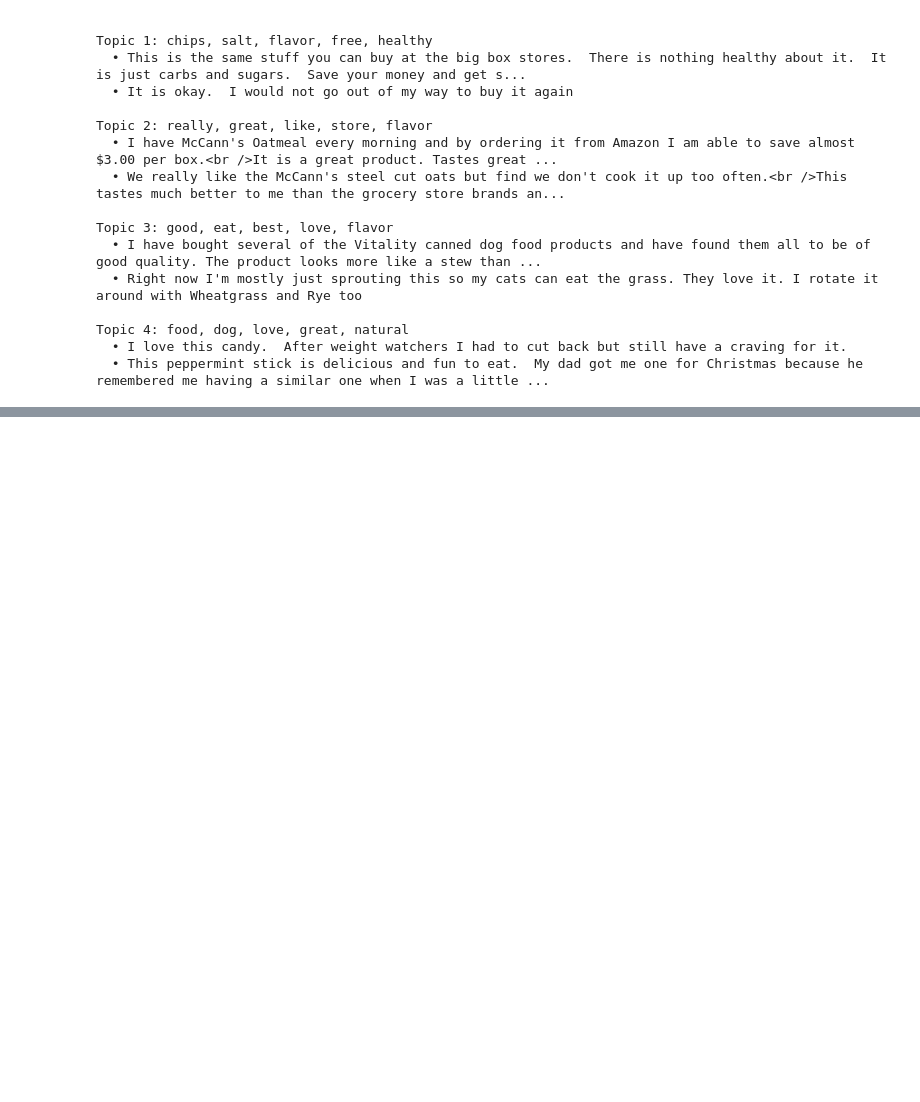
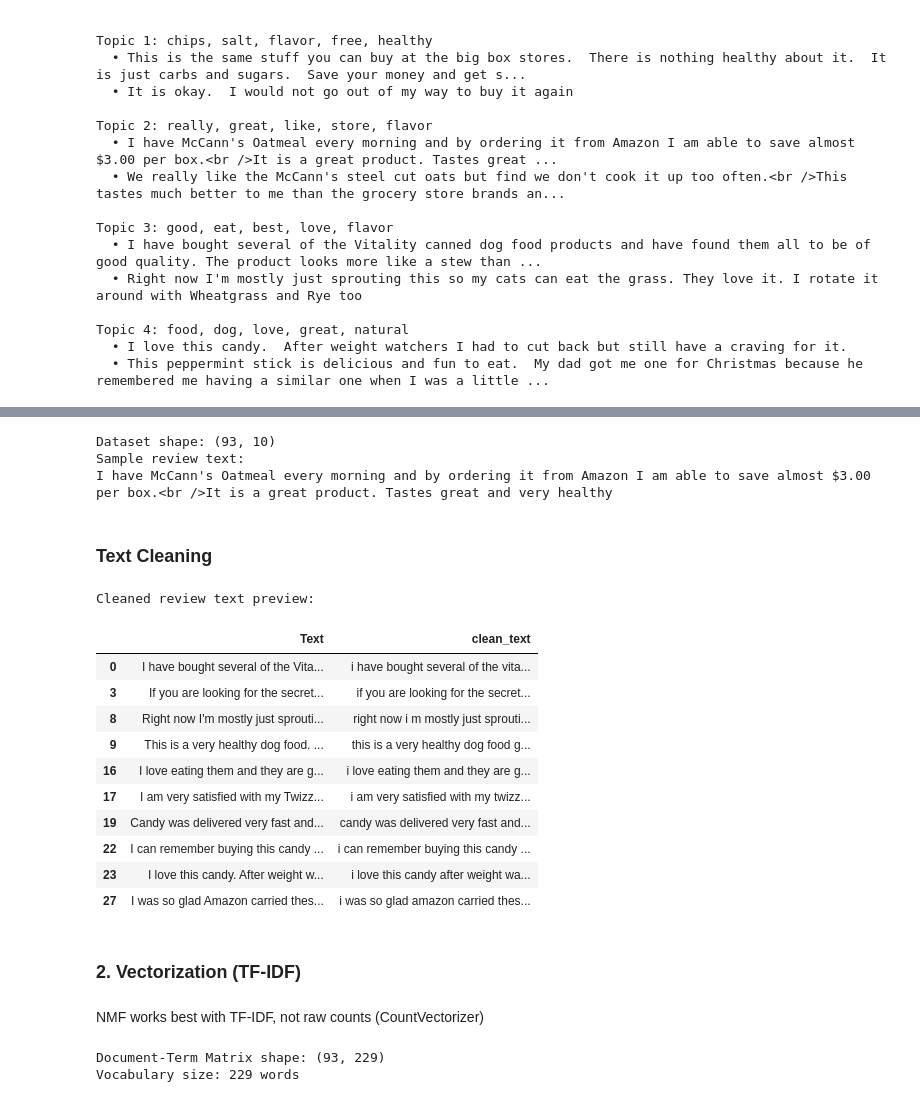
Before and after one commit to Mukhammadkodir27/NLP-Toolkit, a Jupyter notebook: 06_Topic_Modeling.ipynb, the cells around one changed output, grey strips where cells are left out. Drawn from its saved outputs; the diff is of its cells as text; code cells hidden in the pictures; blank space fills up the shorter version.

```diff
--- a/06_Topic_Modeling.ipynb
+++ b/06_Topic_Modeling.ipynb
@@ -1098,0 +1160,54 @@ Topic 4: food, dog, love, great, natural
+# %%
+# Remove any ';;' artifacts from the text,
+# and strip redundand whitespaces
+
+reviews['Text'] = reviews['Text'].str.replace(';;', '', regex=False).str.strip()
+# %%
+# Drop any rows with missing text
+# (as vectorizer cannot handle NaN)
+
+reviews = reviews.dropna(subset = ['Text'])
+# %%
+print(f"Dataset shape: {reviews.shape}")
+print("Sample review text:")
+print(reviews['Text'].iloc[10])
+# %% [output]
+Dataset shape: (93, 10)
+Sample review text:
+I have McCann's Oatmeal every morning and by ordering it from Amazon I am able to save almost $3.00 per box.<br />It is a great product. Tastes great and very healthy
+# %% [markdown]
+### Text Cleaning
+# %%
+# cleaning function
+
+def clean_review(text):
+    text = text.lower()
+    text = re.sub(r'<.*?>', ' ', text)          # remove HTML tags
+    text = re.sub(r'[^\w\s]', ' ', text)        # remove punctuation
+    text = re.sub(r'\d+', ' ', text)            # remove numbers
+    text = re.sub(r'\s+', ' ', text).strip()    # remove spaces
+    return text
+# %%
+# apply cleaning
+
+reviews['clean_text'] = reviews['Text'].apply(clean_review)
+# %%
+print('Cleaned review text preview:')
+reviews[['Text', 'clean_text']].head(10)
+# %% [output]
+Cleaned review text preview:
+|  | Text | clean_text |
+| 0 | I have bought several of the Vita... | i have bought several of the vita... |
+| 3 | If you are looking for the secret... | if you are looking for the secret... |
+| 8 | Right now I'm mostly just sprouti... | right now i m mostly just sprouti... |
+| 9 | This is a very healthy dog food. ... | this is a very healthy dog food g... |
+| 16 | I love eating them and they are g... | i love eating them and they are g... |
+| 17 | I am very satisfied with my Twizz... | i am very satisfied with my twizz... |
+| 19 | Candy was delivered very fast and... | candy was delivered very fast and... |
+| 22 | I can remember buying this candy ... | i can remember buying this candy ... |
+| 23 | I love this candy. After weight w... | i love this candy after weight wa... |
+| 27 | I was so glad Amazon carried thes... | i was so glad amazon carried thes... |
+# %% [markdown]
+### 2. Vectorization (TF-IDF)
+# %% [markdown]
+NMF works best with TF-IDF, not raw counts (CountVectorizer)
@@ -1098,0 +1228,6 @@ Topic 4: food, dog, love, great, natural
+# %%
+print(f"Document-Term Matrix shape: {DTM_TFIDF.shape}")
+print(f"Vocabulary size: {len(vectorizer.get_feature_names_out())} words")
+# %% [output]
+Document-Term Matrix shape: (93, 229)
+Vocabulary size: 229 words
```
Also changed, not shown: parts of 58 cells of this notebook.
